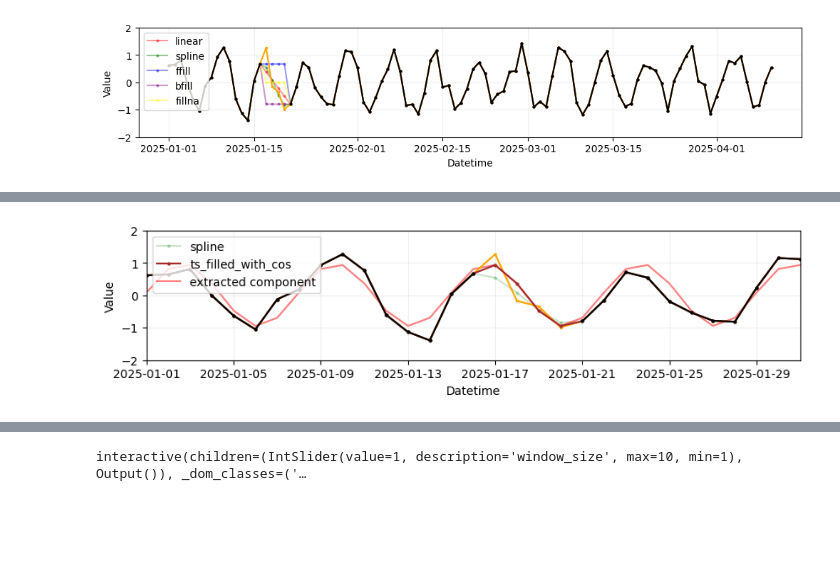
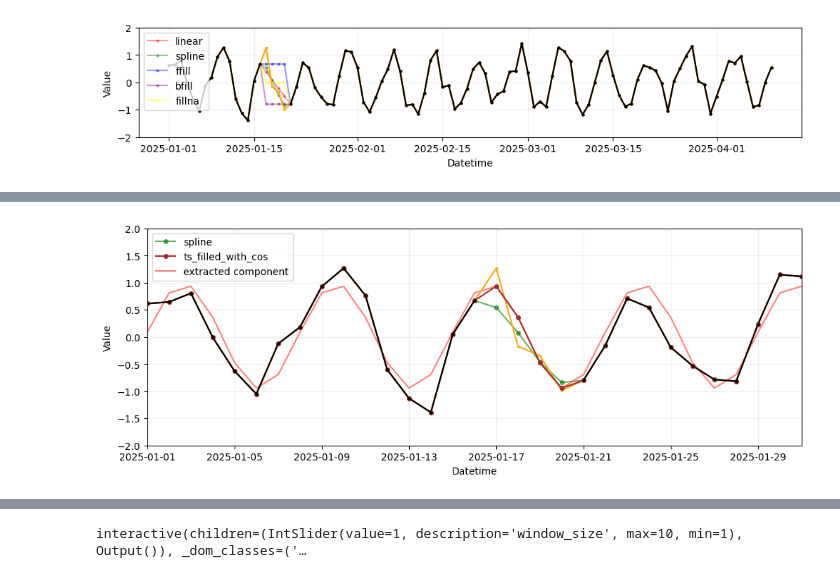
Before and after one commit to Dreamlone/ts-processing, a Jupyter notebook: notebooks/2_ts_preprocessing.ipynb, the cells around one changed output, grey strips where cells are left out. Drawn from its saved outputs; the diff is of its cells as text; code cells hidden in the pictures; blank space fills up the shorter version.

```diff
--- a/notebooks/2_ts_preprocessing.ipynb
+++ b/notebooks/2_ts_preprocessing.ipynb
@@ -177,22 +177,22 @@ def fill_gaps_with_known_frequency(ts, f):
 filled_ts, all_series = fill_gaps_with_known_frequency(df_filled["ts"].values, f=1/7)
 df_filled["ts_filled_with_cos"] = filled_ts
 # %%
-fig_size = (10.0, 2.0)
+fig_size = (12.0, 4.0)
 fig, ax = plt.subplots(figsize=fig_size)
-ax.plot(df_filled["datetime"], df_filled["ts_spline"], marker="o", markersize=2, alpha=0.2, c="green", zorder=1, label="spline")
-ax.plot(df_filled["datetime"], df_filled["ts_filled_with_cos"], marker="o", markersize=2, alpha=1.0, c="brown", zorder=2, label="ts_filled_with_cos")
+ax.plot(df_filled["datetime"], df_filled["ts_spline"], marker="o", markersize=4, alpha=0.6, c="green", zorder=1, label="spline")
+ax.plot(df_filled["datetime"], df_filled["ts_filled_with_cos"], marker="o", markersize=4, alpha=1.0, c="brown", zorder=2, label="ts_filled_with_cos")
 ax.plot(df_filled["datetime"], all_series, alpha=0.5, c="red", zorder=1, label="extracted component")
 ax.plot(df_filled["datetime"], df_filled["ts"], marker="o", markersize=2, c="black", zorder=2)
 ax.plot(datetime_index, ts_with_season, marker="x", markersize=2, alpha=1, c="orange", zorder=1)
 ax.grid(alpha=0.2)
 ax.set_xlabel("Datetime")
 ax.set_ylabel("Value")
 ax.set_ylim(-2, 2)
 plt.xlim(df_filled["datetime"][0], df_filled["datetime"][30])
 plt.legend(loc="upper left")
 plt.show()
 # %% [output]
-[figure, old version]
+[figure, new version]
 # %% [markdown]
 Есть и более "экзотические" методы заполнения пропусков
 
```
Also changed, not shown: parts of 1 cell of this notebook, 2 other files.
